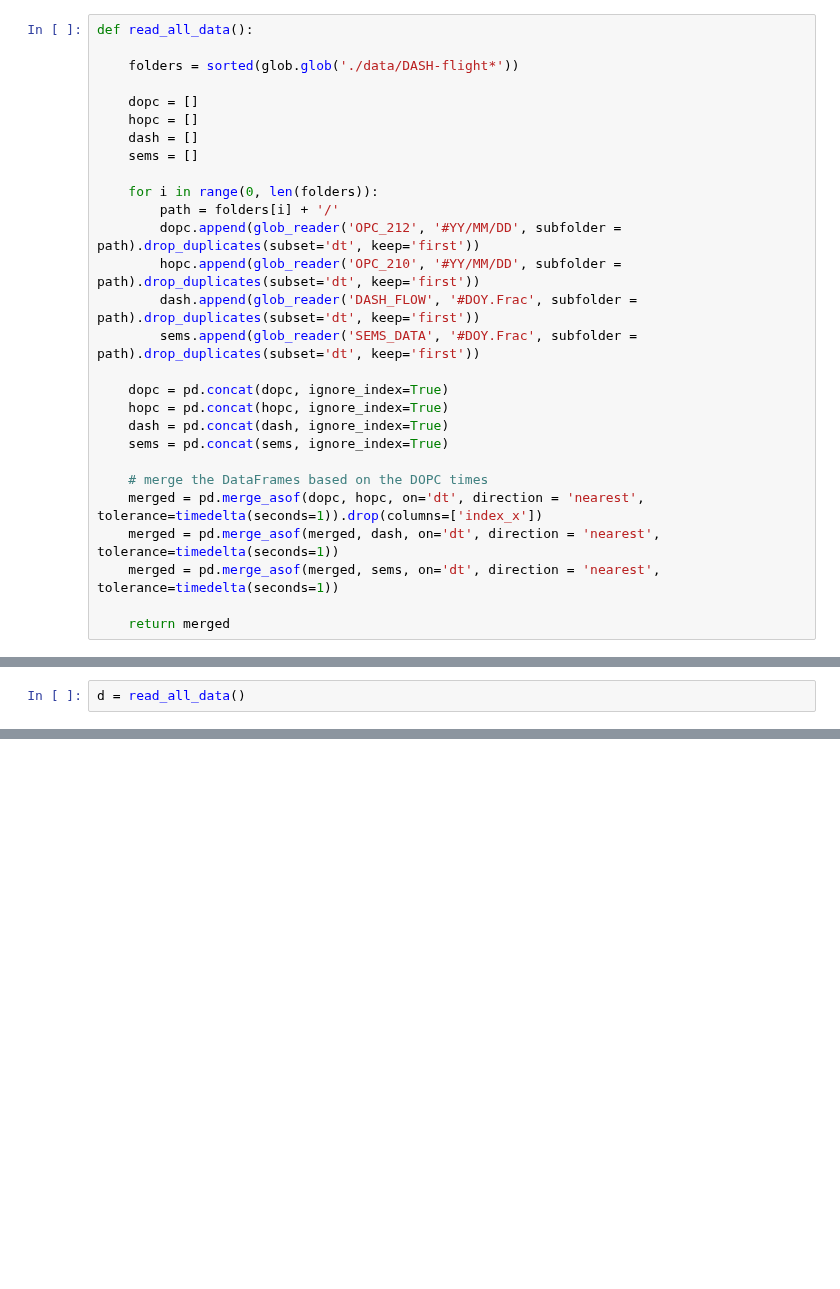
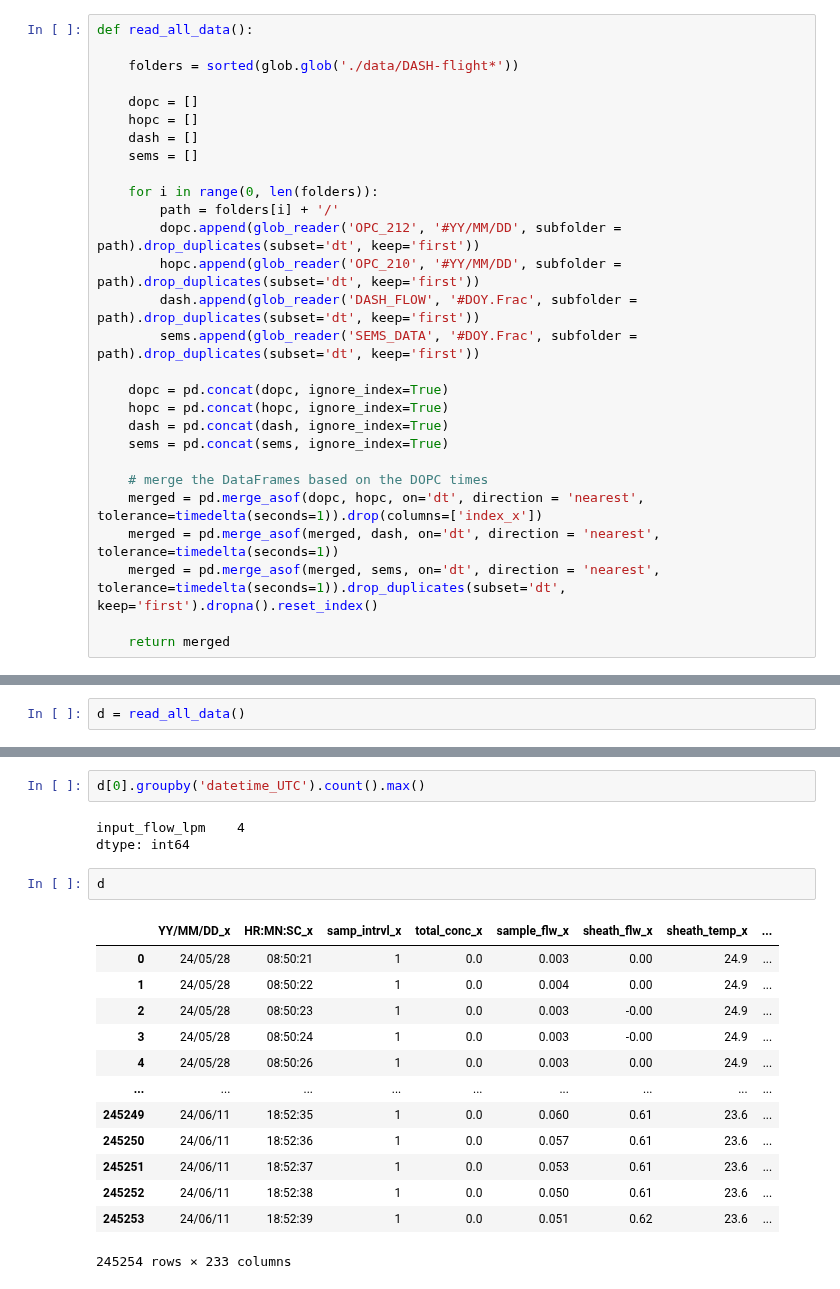
Before and after one commit to csoloff/dash, a Jupyter notebook: export_flows.ipynb, the cells around one changed output, grey strips where cells are left out. Drawn from its saved outputs; the diff is of its cells as text; blank space fills up the shorter version.

```diff
--- a/export_flows.ipynb
+++ b/export_flows.ipynb
@@ -104,7 +104,7 @@ def read_all_data():
     # merge the DataFrames based on the DOPC times
     merged = pd.merge_asof(dopc, hopc, on='dt', direction = 'nearest', tolerance=timedelta(seconds=1)).drop(columns=['index_x'])
     merged = pd.merge_asof(merged, dash, on='dt', direction = 'nearest', tolerance=timedelta(seconds=1))
-    merged = pd.merge_asof(merged, sems, on='dt', direction = 'nearest', tolerance=timedelta(seconds=1))
+    merged = pd.merge_asof(merged, sems, on='dt', direction = 'nearest', tolerance=timedelta(seconds=1)).drop_duplicates(subset='dt', keep='first').dropna().reset_index()
 
     return merged
 # %%
@@ -199,0 +195,21 @@ list(d.keys())
+# %%
+d[0].groupby('datetime_UTC').count().max()
+# %% [output]
+input_flow_lpm    4
+dtype: int64
+# %%
+d
+# %% [output]
+|  | YY/MM/DD_x | HR:MN:SC_x | samp_intrvl_x | total_conc_x | sample_flw_x | sheath_flw_x | sheath_temp_x | ... |
+| 0 | 24/05/28 | 08:50:21 | 1 | 0.0 | 0.003 | 0.00 | 24.9 | ... |
+| 1 | 24/05/28 | 08:50:22 | 1 | 0.0 | 0.004 | 0.00 | 24.9 | ... |
+| 2 | 24/05/28 | 08:50:23 | 1 | 0.0 | 0.003 | -0.00 | 24.9 | ... |
+| 3 | 24/05/28 | 08:50:24 | 1 | 0.0 | 0.003 | -0.00 | 24.9 | ... |
+| 4 | 24/05/28 | 08:50:26 | 1 | 0.0 | 0.003 | 0.00 | 24.9 | ... |
+| ... | ... | ... | ... | ... | ... | ... | ... | ... |
+| 245249 | 24/06/11 | 18:52:35 | 1 | 0.0 | 0.060 | 0.61 | 23.6 | ... |
+| 245250 | 24/06/11 | 18:52:36 | 1 | 0.0 | 0.057 | 0.61 | 23.6 | ... |
+| 245251 | 24/06/11 | 18:52:37 | 1 | 0.0 | 0.053 | 0.61 | 23.6 | ... |
+| 245252 | 24/06/11 | 18:52:38 | 1 | 0.0 | 0.050 | 0.61 | 23.6 | ... |
+| 245253 | 24/06/11 | 18:52:39 | 1 | 0.0 | 0.051 | 0.62 | 23.6 | ... |
+245254 rows × 233 columns
```
Also changed, not shown: parts of 14 cells of this notebook, 2 other files.
